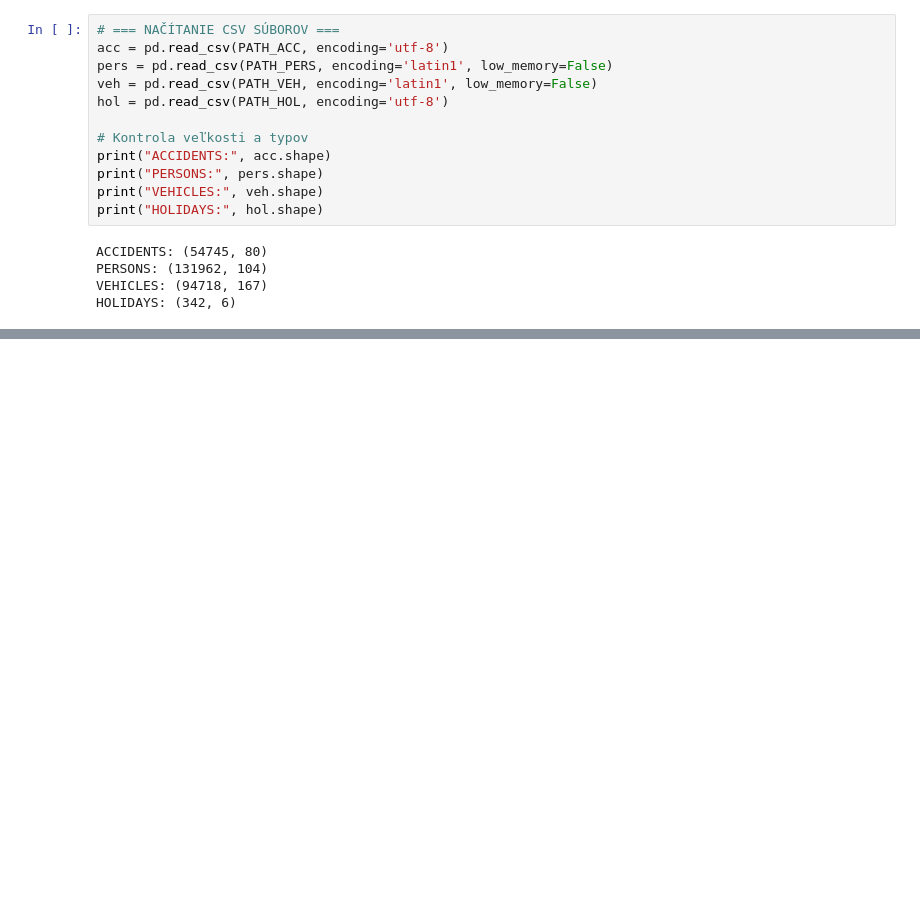
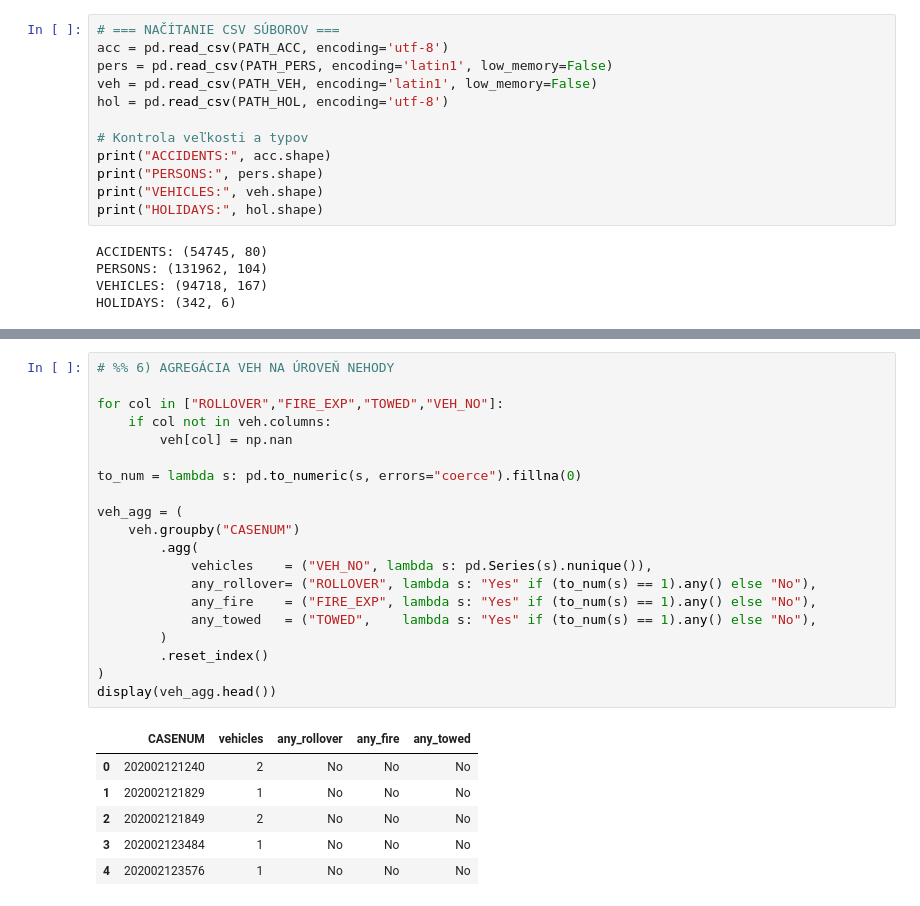
Before and after one commit to vikd00/4IZ460-SP, a Jupyter notebook: notebooks/analysis.ipynb, the cells around one changed output, grey strips where cells are left out. Cells and saved outputs as stored; diff of their text form; blank space fills up the shorter version.

```diff
--- a/notebooks/analysis.ipynb
+++ b/notebooks/analysis.ipynb
@@ -79,0 +229,27 @@ VEH bez ACC: 0
+# %%
+# %% 6) AGREGÁCIA VEH NA ÚROVEŇ NEHODY
+
+for col in ["ROLLOVER","FIRE_EXP","TOWED","VEH_NO"]:
+    if col not in veh.columns:
+        veh[col] = np.nan
+
+to_num = lambda s: pd.to_numeric(s, errors="coerce").fillna(0)
+
+veh_agg = (
+    veh.groupby("CASENUM")
+        .agg(
+            vehicles    = ("VEH_NO", lambda s: pd.Series(s).nunique()),
+            any_rollover= ("ROLLOVER", lambda s: "Yes" if (to_num(s) == 1).any() else "No"),
+            any_fire    = ("FIRE_EXP", lambda s: "Yes" if (to_num(s) == 1).any() else "No"),
+            any_towed   = ("TOWED",    lambda s: "Yes" if (to_num(s) == 1).any() else "No"),
+        )
+        .reset_index()
+)
+display(veh_agg.head())
+# %% [output]
+|  | CASENUM | vehicles | any_rollover | any_fire | any_towed |
+| 0 | 202002121240 | 2 | No | No | No |
+| 1 | 202002121829 | 1 | No | No | No |
+| 2 | 202002121849 | 2 | No | No | No |
+| 3 | 202002123484 | 1 | No | No | No |
+| 4 | 202002123576 | 1 | No | No | No |
```
Also changed, not shown: parts of 17 cells of this notebook.
